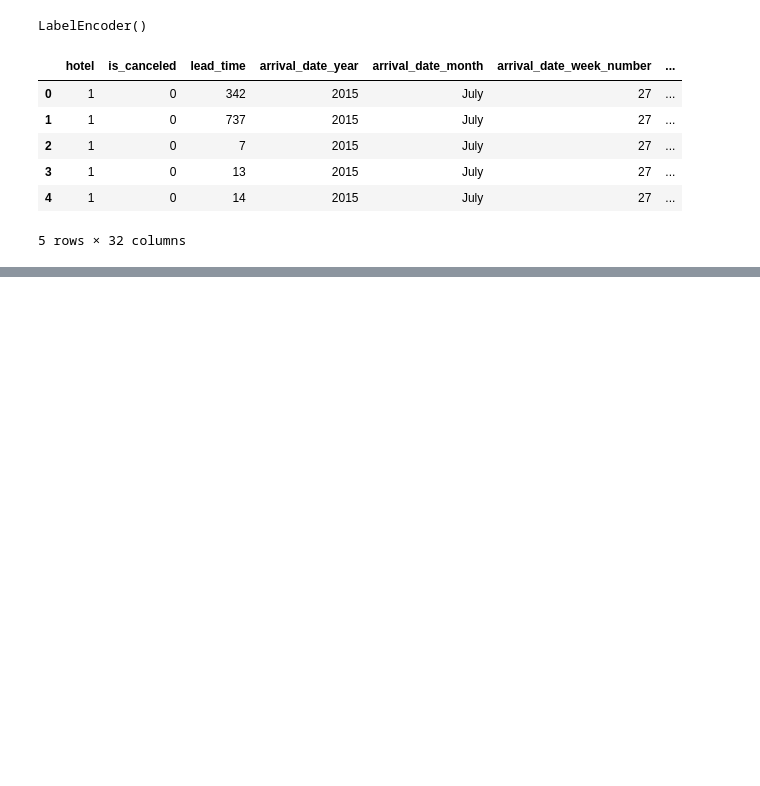
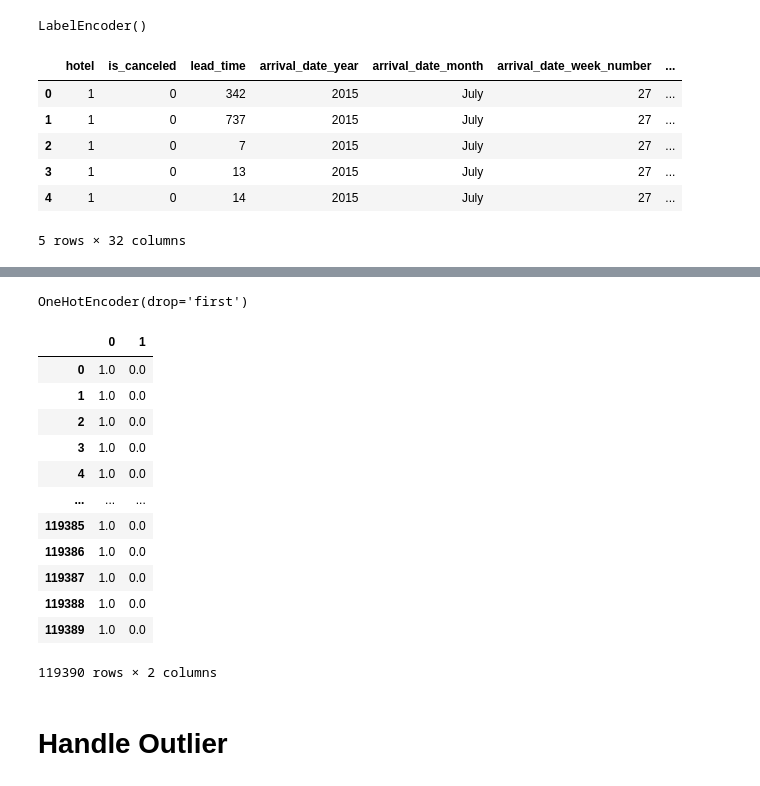
Before and after one commit to AftabQuant/Machine-Learning-Chronicles, a Jupyter notebook: Machine Learning Practice/Data Cleaning/DC Using sklearn .ipynb, the cells around one changed output, grey strips where cells are left out. Cells and saved outputs as stored; diff of their text form; code cells hidden in the pictures; blank space fills up the shorter version.

```diff
--- a/Machine Learning Practice/Data Cleaning/DC Using sklearn .ipynb
+++ b/Machine Learning Practice/Data Cleaning/DC Using sklearn .ipynb
@@ -261,0 +302,3 @@ df.head()
+# %%
+oe = OrdinalEncoder()
+oe.fit(df[['arrival_date_month']])
@@ -261,0 +307,2 @@ df.head()
+# %%
+df['month'] = oe.transform(df[['arrival_date_month']])
@@ -261,0 +319,27 @@ df.head()
+# %%
+from sklearn.preprocessing import OneHotEncoder
+oh = OneHotEncoder(drop='first')
+oh.fit(df[['reservation_status']])
+# %% [output]
+OneHotEncoder(drop='first')
+# %%
+data = oh.transform(df[['reservation_status']]).toarray()
+# %%
+trns_data = pd.DataFrame(data)
+trns_data
+# %% [output]
+|  | 0 | 1 |
+| 0 | 1.0 | 0.0 |
+| 1 | 1.0 | 0.0 |
+| 2 | 1.0 | 0.0 |
+| 3 | 1.0 | 0.0 |
+| 4 | 1.0 | 0.0 |
+| ... | ... | ... |
+| 119385 | 1.0 | 0.0 |
+| 119386 | 1.0 | 0.0 |
+| 119387 | 1.0 | 0.0 |
+| 119388 | 1.0 | 0.0 |
+| 119389 | 1.0 | 0.0 |
+119390 rows × 2 columns
+# %% [markdown]
+# Handle Outlier
```
Also changed, not shown: parts of 7 cells of this notebook, 1 other file.
